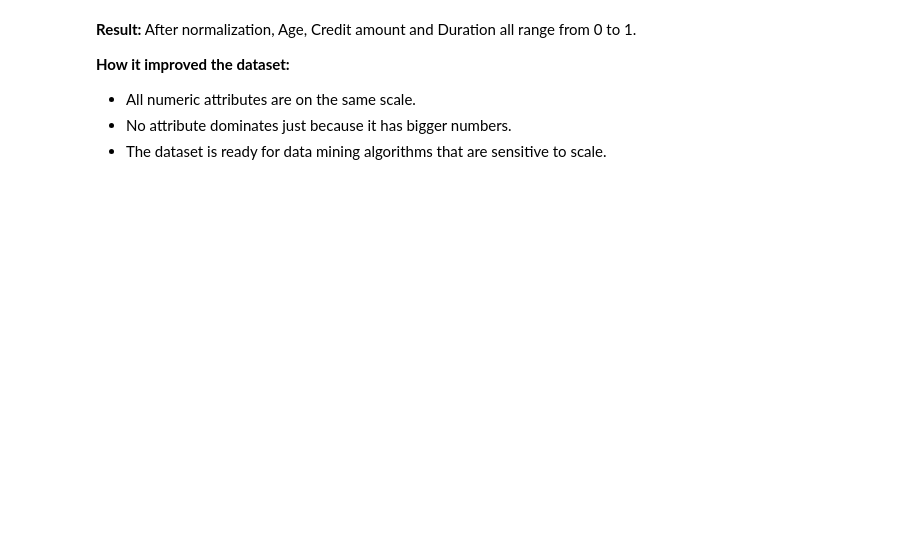
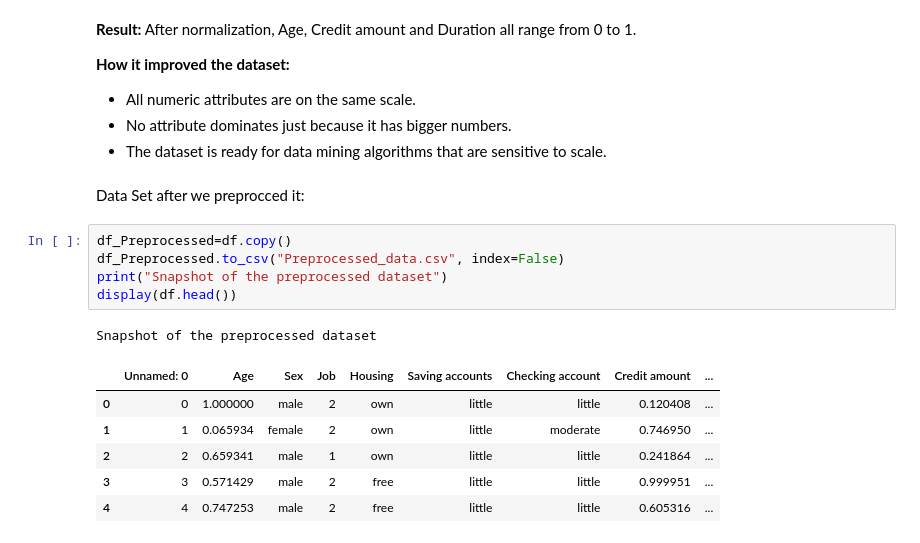
Before and after one commit to saraalmazroa/-IT326-DataMining-Project-, a Jupyter notebook: Phase2.ipynb, the cells around one changed output. Cells and saved outputs as stored; diff of their text form; blank space fills up the shorter version.

```diff
--- a/Phase2.ipynb
+++ b/Phase2.ipynb
@@ -518,3 +510,18 @@ max  1.0            1.0       1.0
 - All numeric attributes are on the same scale.
 - No attribute dominates just because it has bigger numbers.
 - The dataset is ready for data mining algorithms that are sensitive to scale.
+# %% [markdown]
+Data Set after we preprocced it:
+# %%
+df_Preprocessed=df.copy()
+df_Preprocessed.to_csv("Preprocessed_data.csv", index=False)
+print("Snapshot of the preprocessed dataset")
+display(df.head())
+# %% [output]
+Snapshot of the preprocessed dataset
+|  | Unnamed: 0 | Age | Sex | Job | Housing | Saving accounts | Checking account | Credit amount | ... |
+| 0 | 0 | 1.000000 | male | 2 | own | little | little | 0.120408 | ... |
+| 1 | 1 | 0.065934 | female | 2 | own | little | moderate | 0.746950 | ... |
+| 2 | 2 | 0.659341 | male | 1 | own | little | little | 0.241864 | ... |
+| 3 | 3 | 0.571429 | male | 2 | free | little | little | 0.999951 | ... |
+| 4 | 4 | 0.747253 | male | 2 | free | little | little | 0.605316 | ... |
```
Also changed, not shown: parts of 7 cells of this notebook.
